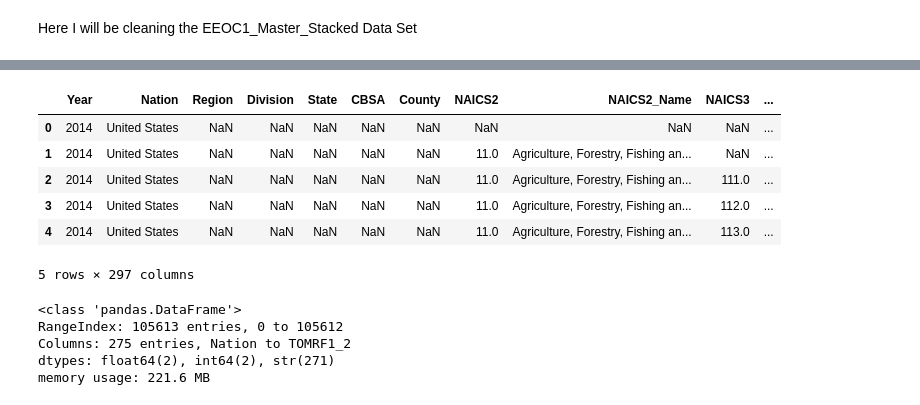
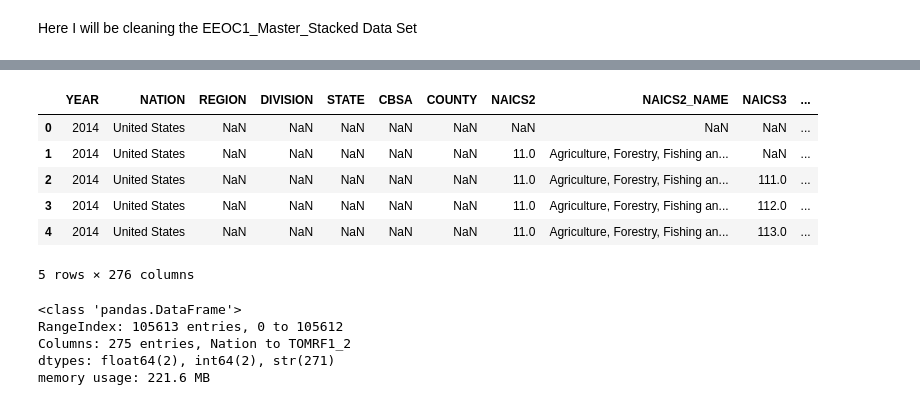
Before and after one commit to jfraz757/EEOC_Data_Exploration, a Jupyter notebook: EEOC_Files/EEOC1_Cleaning_Master_Stacked.ipynb, the cells around one changed output, grey strips where cells are left out. Drawn from its saved outputs; the diff is of its cells as text; code cells hidden in the pictures.

Commit message:
Pinpointed an issue where data was missing because variable name cases were not standardized. Made all variable names capital to fix issue

```diff
--- a/EEOC_Files/EEOC1_Cleaning_Master_Stacked.ipynb
+++ b/EEOC_Files/EEOC1_Cleaning_Master_Stacked.ipynb
@@ -32,17 +32,17 @@ df.head()
 #d.open_browser()
 # %%
 #Moving the 'Year' column to the first position on the dataframe
-move_columns = df.pop('Year')
-df.insert(0, 'Year', move_columns)
+move_columns = df.pop('YEAR')
+df.insert(0, 'YEAR', move_columns)
 df.head()
 # %% [output]
-|  | Year | Nation | Region | Division | State | CBSA | County | NAICS2 | NAICS2_Name | NAICS3 | ... |
+|  | YEAR | NATION | REGION | DIVISION | STATE | CBSA | COUNTY | NAICS2 | NAICS2_NAME | NAICS3 | ... |
 | 0 | 2014 | United States | NaN | NaN | NaN | NaN | NaN | NaN | NaN | NaN | ... |
 | 1 | 2014 | United States | NaN | NaN | NaN | NaN | NaN | 11.0 | Agriculture, Forestry, Fishing an... | NaN | ... |
 | 2 | 2014 | United States | NaN | NaN | NaN | NaN | NaN | 11.0 | Agriculture, Forestry, Fishing an... | 111.0 | ... |
 | 3 | 2014 | United States | NaN | NaN | NaN | NaN | NaN | 11.0 | Agriculture, Forestry, Fishing an... | 112.0 | ... |
 | 4 | 2014 | United States | NaN | NaN | NaN | NaN | NaN | 11.0 | Agriculture, Forestry, Fishing an... | 113.0 | ... |
-5 rows × 297 columns
+5 rows × 276 columns
 # %%
 #quick check of how many rows where in some of the original data frames before being stacked
 df2023 = pd.read_csv(r'c:\Users\jfraz\Code_You_Data_Analytics_Pathway\EEOC_Project\EEOC_Data\EEOC_1_Data\EEOC1_2023.csv')
```
Also changed, not shown: parts of 13 cells of this notebook, 2 other files.
